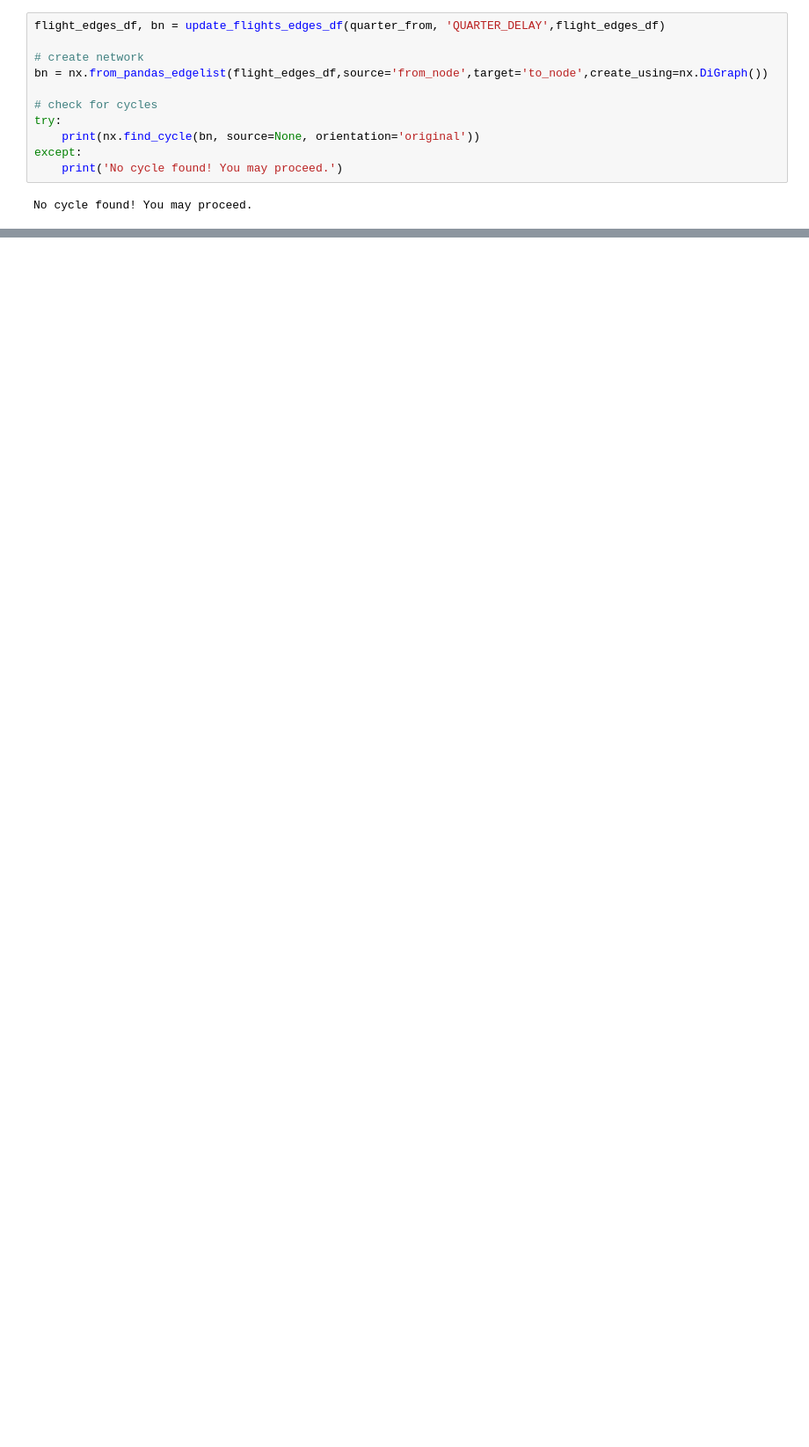
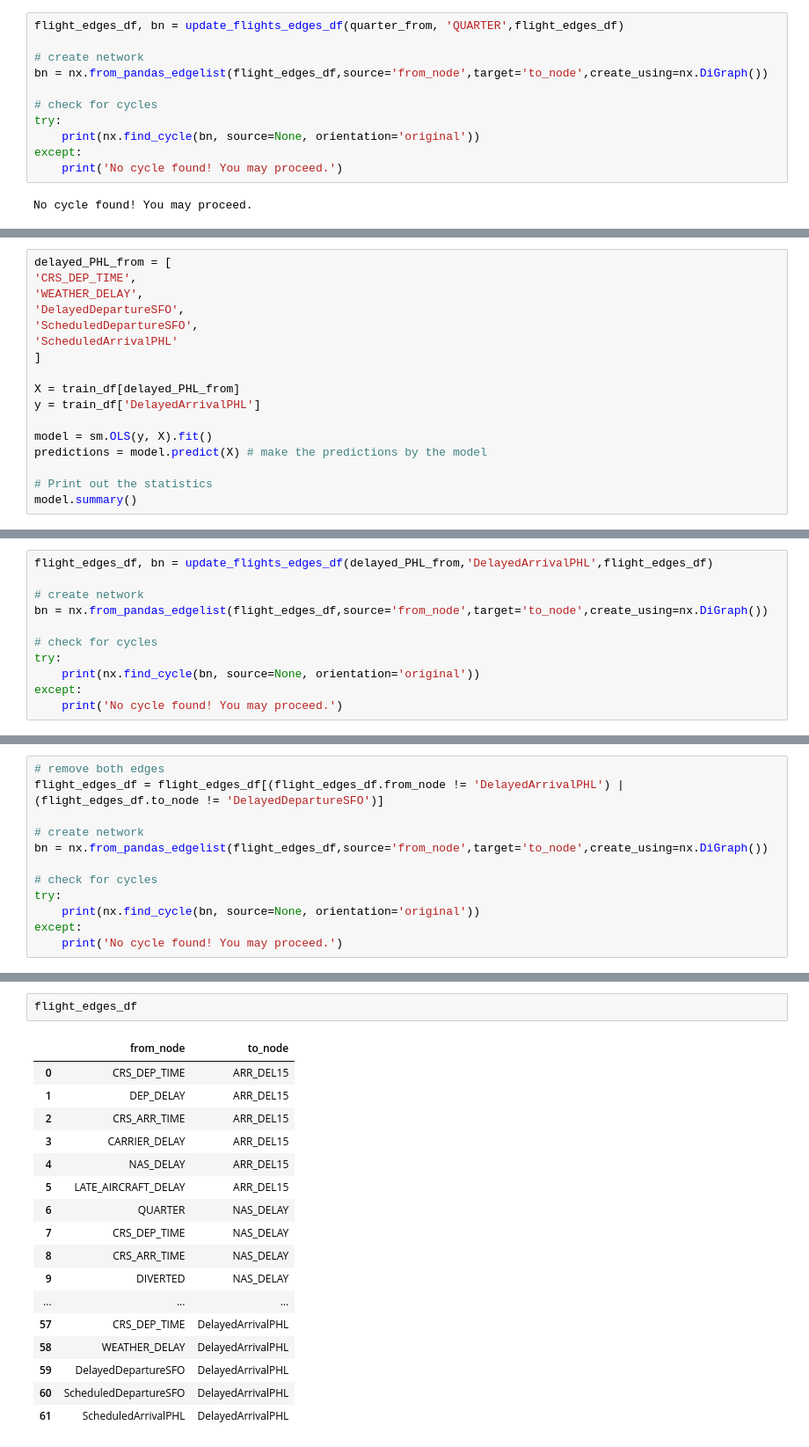
Before and after one commit to dy-choi/Flight-Delay-Analysis, a Jupyter notebook: FlightDelay.ipynb, the cells around one changed output, grey strips where cells are left out. Shown at 88% size. Saved outputs shown, nothing was run; the diff lists cells and outputs as text; blank space fills up the shorter version.

Commit message:
finished finding dependencies. need to check for cliques

```diff
--- a/FlightDelay.ipynb
+++ b/FlightDelay.ipynb
@@ -531,5 +531,5 @@ OLS Regression Results
 # %%
-flight_edges_df, bn = update_flights_edges_df(quarter_from, 'QUARTER_DELAY',flight_edges_df)
+flight_edges_df, bn = update_flights_edges_df(quarter_from, 'QUARTER',flight_edges_df)
 
 # create network
 bn = nx.from_pandas_edgelist(flight_edges_df,source='from_node',target='to_node',create_using=nx.DiGraph())
@@ -600,0 +976,17 @@ No cycle found! You may proceed.
+# %%
+delayed_PHL_from = [
+'CRS_DEP_TIME',
+'WEATHER_DELAY',
+'DelayedDepartureSFO',
+'ScheduledDepartureSFO',
+'ScheduledArrivalPHL'
+]
+
+X = train_df[delayed_PHL_from]
+y = train_df['DelayedArrivalPHL']
+
+model = sm.OLS(y, X).fit()
+predictions = model.predict(X) # make the predictions by the model
+
+# Print out the statistics
+model.summary()
@@ -600,0 +1014,11 @@ No cycle found! You may proceed.
+# %%
+flight_edges_df, bn = update_flights_edges_df(delayed_PHL_from,'DelayedArrivalPHL',flight_edges_df)
+
+# create network
+bn = nx.from_pandas_edgelist(flight_edges_df,source='from_node',target='to_node',create_using=nx.DiGraph())
+
+# check for cycles
+try:
+    print(nx.find_cycle(bn, source=None, orientation='original'))
+except:
+    print('No cycle found! You may proceed.')
@@ -600,0 +1027,12 @@ No cycle found! You may proceed.
+# %%
+# remove both edges
+flight_edges_df = flight_edges_df[(flight_edges_df.from_node != 'DelayedArrivalPHL') | (flight_edges_df.to_node != 'DelayedDepartureSFO')]
+
+# create network
+bn = nx.from_pandas_edgelist(flight_edges_df,source='from_node',target='to_node',create_using=nx.DiGraph())
+
+# check for cycles
+try:
+    print(nx.find_cycle(bn, source=None, orientation='original'))
+except:
+    print('No cycle found! You may proceed.')
@@ -600,0 +1049,20 @@ No cycle found! You may proceed.
+# %%
+flight_edges_df
+# %% [output]
+|  | from_node | to_node |
+| 0 | CRS_DEP_TIME | ARR_DEL15 |
+| 1 | DEP_DELAY | ARR_DEL15 |
+| 2 | CRS_ARR_TIME | ARR_DEL15 |
+| 3 | CARRIER_DELAY | ARR_DEL15 |
+| 4 | NAS_DELAY | ARR_DEL15 |
+| 5 | LATE_AIRCRAFT_DELAY | ARR_DEL15 |
+| 6 | QUARTER | NAS_DELAY |
+| 7 | CRS_DEP_TIME | NAS_DELAY |
+| 8 | CRS_ARR_TIME | NAS_DELAY |
+| 9 | DIVERTED | NAS_DELAY |
+| ... | ... | ... |
+| 57 | CRS_DEP_TIME | DelayedArrivalPHL |
+| 58 | WEATHER_DELAY | DelayedArrivalPHL |
+| 59 | DelayedDepartureSFO | DelayedArrivalPHL |
+| 60 | ScheduledDepartureSFO | DelayedArrivalPHL |
+| 61 | ScheduledArrivalPHL | DelayedArrivalPHL |
```
Also changed, not shown: parts of 53 cells of this notebook, 1 other file.
